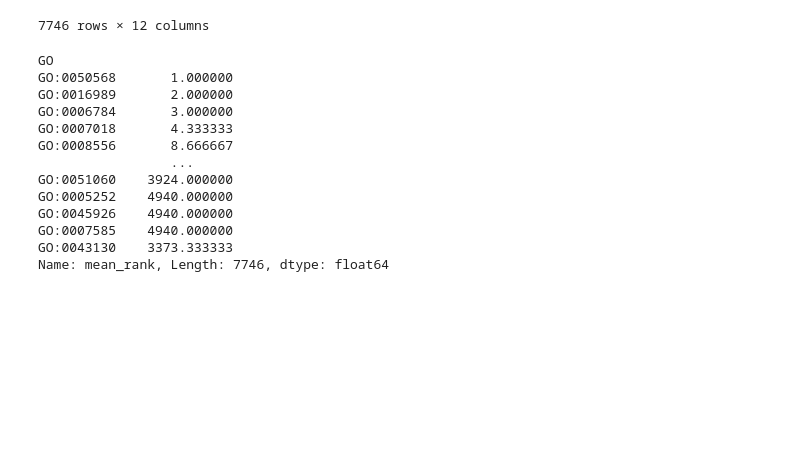
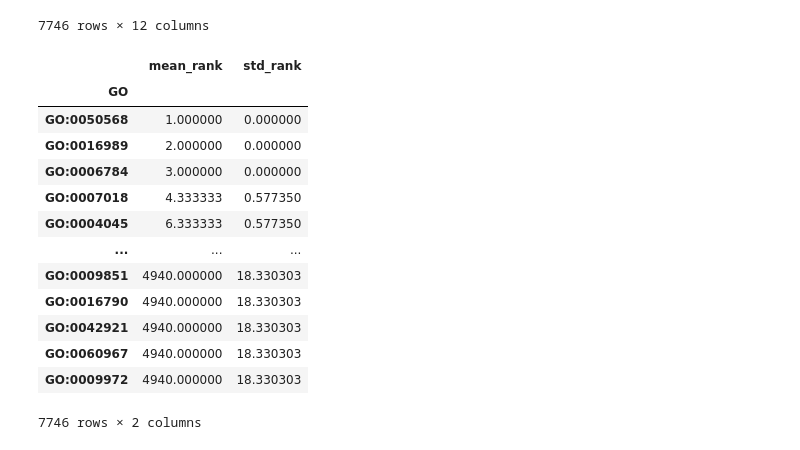
Before and after one commit to realmarcin/KE, a Jupyter notebook: src/viz/merged_feature_importance.ipynb, the cells around one changed output. Saved outputs shown, nothing was run; the diff lists cells and outputs as text; code cells hidden in the pictures; blank space fills up the shorter version.

```diff
--- a/src/viz/merged_feature_importance.ipynb
+++ b/src/viz/merged_feature_importance.ipynb
@@ -64,21 +64,23 @@ feat123
 7746 rows × 12 columns
 # %%
 feat123['mean_rank'] = feat123[['rank_1', 'rank_2', 'rank']].mean(axis=1)
-feat123['mean_rank']
+feat123['std_rank'] = feat123[['rank_1', 'rank_2', 'rank']].std(axis=1)
+feat123[['mean_rank', 'std_rank']]
 # %% [output]
+|  | mean_rank | std_rank |
+| GO |  |  |
+| GO:0050568 | 1.000000 | 0.000000 |
+| GO:0016989 | 2.000000 | 0.000000 |
+| GO:0006784 | 3.000000 | 0.000000 |
+| GO:0007018 | 4.333333 | 0.577350 |
+| GO:0004045 | 6.333333 | 0.577350 |
+| ... | ... | ... |
+| GO:0009851 | 4940.000000 | 18.330303 |
+| GO:0016790 | 4940.000000 | 18.330303 |
+| GO:0042921 | 4940.000000 | 18.330303 |
+| GO:0060967 | 4940.000000 | 18.330303 |
+| GO:0009972 | 4940.000000 | 18.330303 |
-GO
-GO:0050568       1.000000
-GO:0016989       2.000000
-GO:0006784       3.000000
-GO:0007018       4.333333
-GO:0008556       8.666667
-                 ...
-GO:0051060    3924.000000
-GO:0005252    4940.000000
-GO:0045926    4940.000000
-GO:0007585    4940.000000
-GO:0043130    3373.333333
-Name: mean_rank, Length: 7746, dtype: float64
+7746 rows × 2 columns
 # %%
 feat123 = feat123.sort_values(by='mean_rank', ascending=True)
 feat123
```
Also changed, not shown: parts of 3 cells of this notebook.
